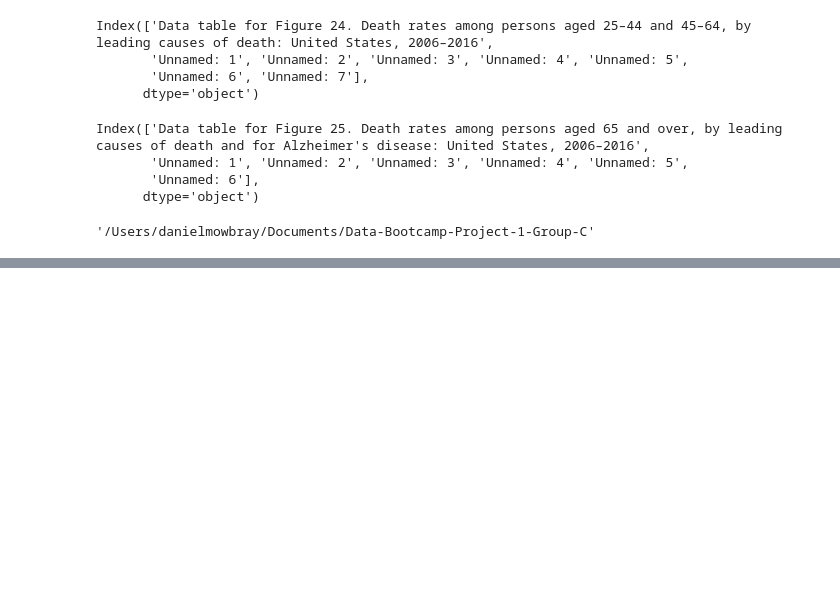
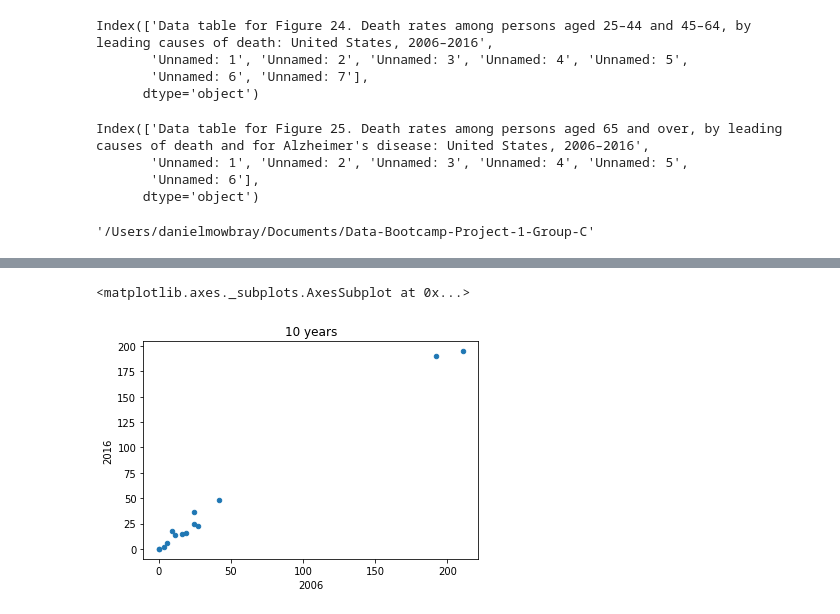
Before and after one commit to CalebChronowski/Data-Bootcamp-Project-1-Group-C, a Jupyter notebook: CDC Workflow/CDC_JOIN.ipynb, the cells around one changed output, grey strips where cells are left out. Saved outputs shown, nothing was run; the diff lists cells and outputs as text; code cells hidden in the pictures; blank space fills up the shorter version.

Commit message:
adding some charts

```diff
--- a/CDC Workflow/CDC_JOIN.ipynb
+++ b/CDC Workflow/CDC_JOIN.ipynb
@@ -12,14 +12,14 @@ warnings.filterwarnings('ignore')
 young_data_to_load = "Resources/young_cdc_data.csv"
 mid_data_to_load = "Resources/fig24.xlsx"
 old_data_to_load = "Resources/fig25.xlsx"
-
+cdc_to_load = "../Resources/CDC.csv"
 # Read the Mouse and Drug Data and the Clinical Trial Data
 yng_df = pd.read_csv(young_data_to_load) #skiprows=5)
 mid_df = pd.read_excel(mid_data_to_load) #skiprows=5)
 old_df = pd.read_excel(old_data_to_load) #skiprows=5)
 # Combine the data into a single dataset
 #cdc_data = pd.merge(yng_df, mid_df, old_df, on="Unnamed: 1")
-
+cdc = pd.read_csv(cdc_to_load)
 
 # Display the data table for preview
 # %%
@@ -48,3 +48,5 @@ Index(['Data table for Figure 25. Death rates among persons aged 65 and over, by
 os.getcwd()
 # %% [output]
 '/Users/danielmowbray/Documents/Data-Bootcamp-Project-1-Group-C'
+# %%
+cdc_df = pd.DataFrame(cdc)
@@ -50,0 +71,5 @@ os.getcwd()
+# %%
+cdc_df.plot(x = "2006", y = "2016", kind = "scatter", title = "10 years")
+# %% [output]
+<matplotlib.axes._subplots.AxesSubplot at 0x...>
+[figure, added]
```
Also changed, not shown: parts of 7 cells of this notebook.
